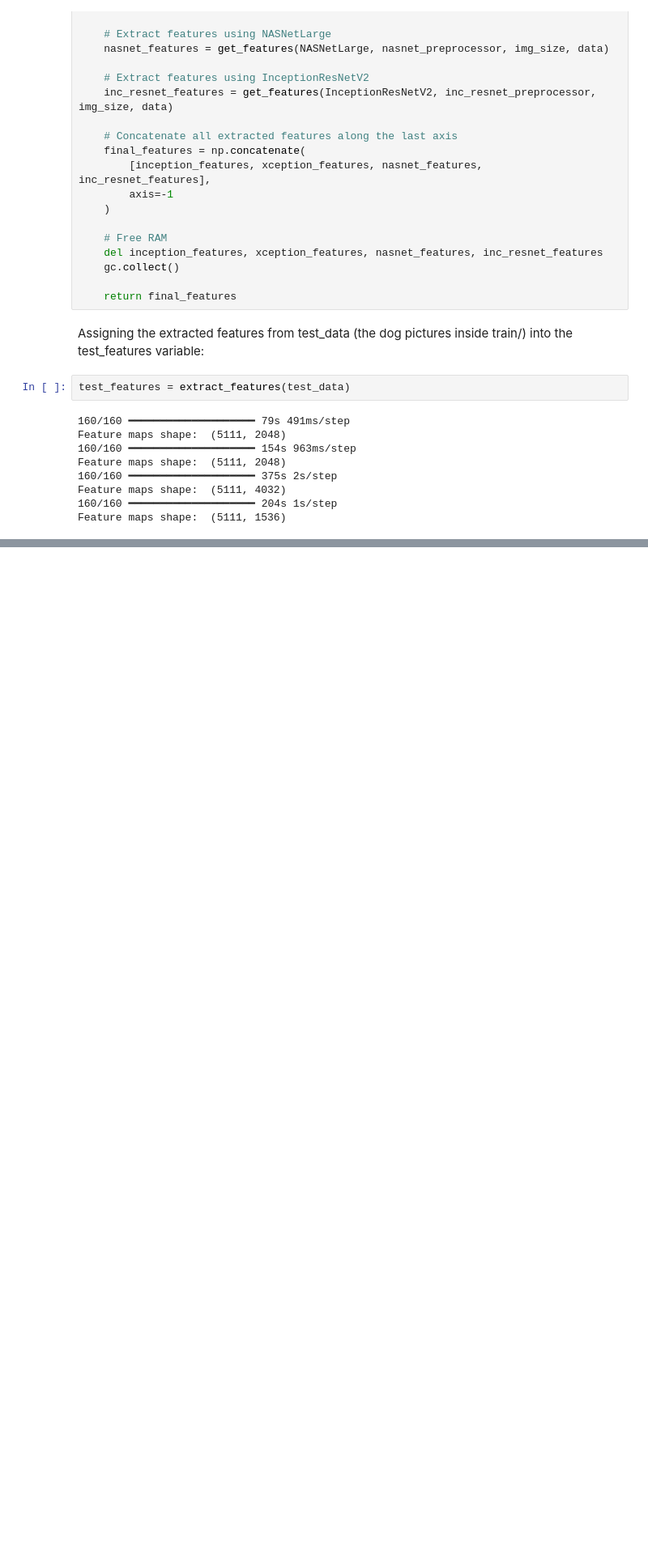
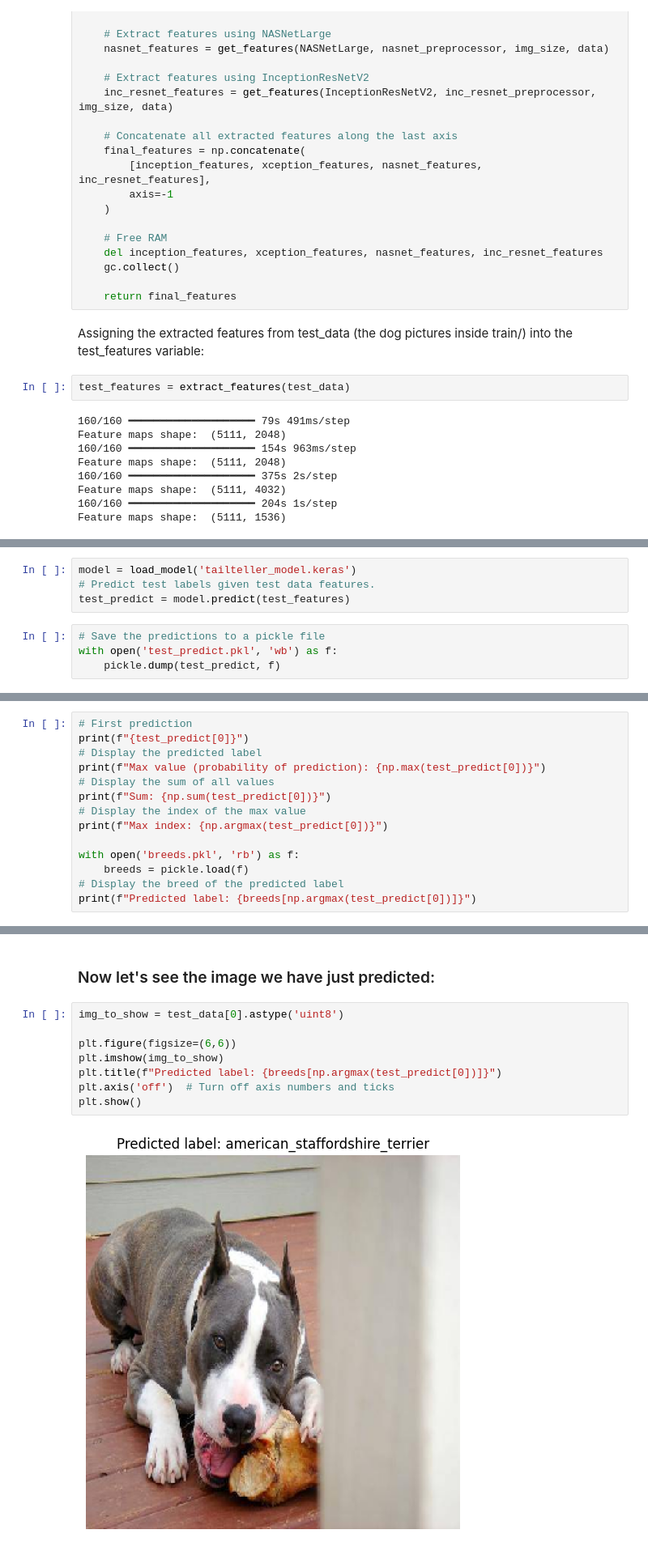
Before and after one commit to Jaaz7/TailTeller, a Jupyter notebook: jupyter_notebooks/05 - ModelTesting.ipynb, the cells around one changed output, grey strips where cells are left out. Shown: that part at 81% size. Saved outputs shown, nothing was run; the diff lists cells and outputs as text; blank space fills up the shorter version.

Commit message:
Test the model with one picture

```diff
--- a/jupyter_notebooks/05 - ModelTesting.ipynb
+++ b/jupyter_notebooks/05 - ModelTesting.ipynb
@@ -181,0 +184,8 @@ Feature maps shape:  (5111, 1536)
+# %%
+model = load_model('tailteller_model.keras')
+# Predict test labels given test data features.
+test_predict = model.predict(test_features)
+# %%
+# Save the predictions to a pickle file
+with open('test_predict.pkl', 'wb') as f:
+    pickle.dump(test_predict, f)
@@ -181,0 +201,14 @@ Feature maps shape:  (5111, 1536)
+# %%
+# First prediction
+print(f"{test_predict[0]}")
+# Display the predicted label
+print(f"Max value (probability of prediction): {np.max(test_predict[0])}")
+# Display the sum of all values
+print(f"Sum: {np.sum(test_predict[0])}")
+# Display the index of the max value
+print(f"Max index: {np.argmax(test_predict[0])}")
+
+with open('breeds.pkl', 'rb') as f:
+    breeds = pickle.load(f)
+# Display the breed of the predicted label
+print(f"Predicted label: {breeds[np.argmax(test_predict[0])]}")
@@ -181,0 +233,12 @@ Feature maps shape:  (5111, 1536)
+# %% [markdown]
+### Now let's see the image we have just predicted:
+# %%
+img_to_show = test_data[0].astype('uint8')
+
+plt.figure(figsize=(6,6))
+plt.imshow(img_to_show)
+plt.title(f"Predicted label: {breeds[np.argmax(test_predict[0])]}")
+plt.axis('off')  # Turn off axis numbers and ticks
+plt.show()
+# %% [output]
+[figure, added]
```
Also changed, not shown: parts of 3 cells of this notebook.
